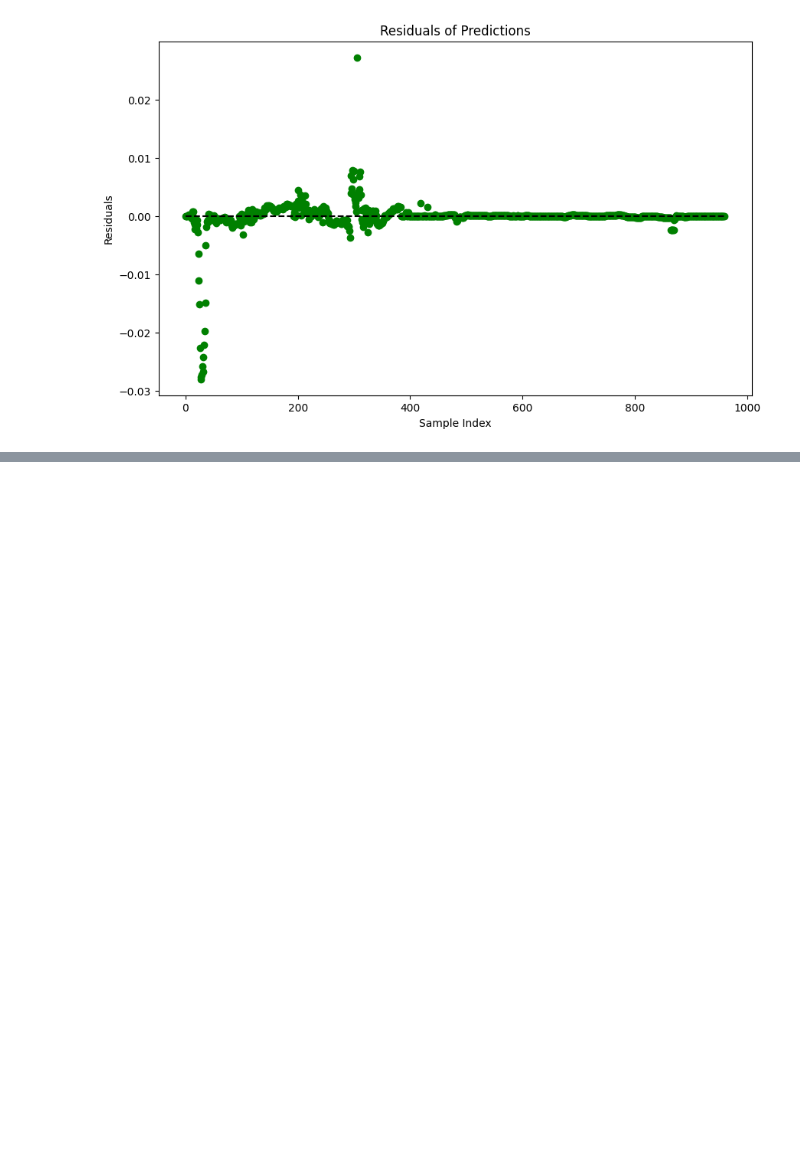
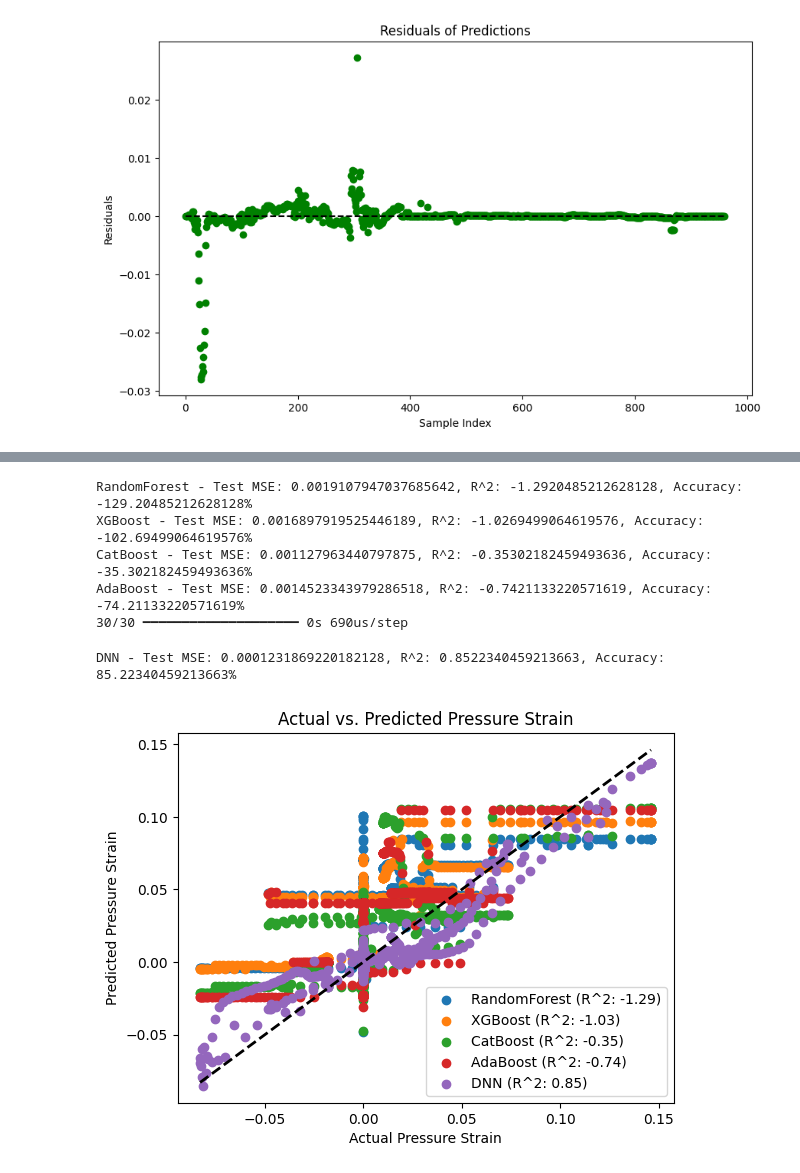
Before and after one commit to ayushsaxenagithub/mtp, a Jupyter notebook: Final Models/Result.ipynb, the cells around one changed output, grey strips where cells are left out. Cells and saved outputs as stored; diff of their text form; code cells hidden in the pictures; blank space fills up the shorter version.

```diff
--- a/Final Models/Result.ipynb
+++ b/Final Models/Result.ipynb
@@ -368,0 +600,64 @@ Accuracy (%): 99.00%
+# %%
+import pandas as pd
+import numpy as np
+import matplotlib.pyplot as plt
+from sklearn.preprocessing import StandardScaler
+from sklearn.metrics import mean_squared_error, r2_score
+import joblib  # For loading models
+import tensorflow as tf
+
+# Load the saved models
+models = {
+    'RandomForest': joblib.load('RandomForest_model.pkl'),
+    'XGBoost': joblib.load('XGBoost_model.pkl'),
+    'CatBoost': joblib.load('CatBoost_model.pkl'),
+    'AdaBoost': joblib.load('AdaBoost_model.pkl'),
+    'DNN': tf.keras.models.load_model('DNN_model.h5')
+}
+
+# Load and prepare testing data
+file_path = 'testing.xlsx'  # Ensure the correct file path
+df_test = pd.read_excel(file_path)
+df_test = df_test.dropna()  # Drop rows with NaN values
+
+X_test = df_test[['y/delta', 'y^+', 'Production', 'Turbulent_Transport', 'Viscous_Transport', 'Pressure_Transport', 'Viscous_Dissipation', 'Re']]
+y_test = df_test['Pressure_Strain']
+
+# Ensure consistent feature names during scaling
+scaler = StandardScaler()
+scaler.fit(X_test)  # Fit scaler to test data
+X_test_scaled = scaler.transform(X_test)  # Scale data
+
+# Prepare a DataFrame to collect all predictions
+results_df = pd.DataFrame()
+results_df['Actual Pressure Strain'] = y_test
+
+fig, ax = plt.subplots()
+
+# Predict and evaluate each model
+for name, model in models.items():
+    if name == 'DNN':
+        y_pred = model.predict(X_test_scaled).flatten()  # DNN expects scaled data
+    else:
+        y_pred = model.predict(X_test_scaled)  # Other models also expect scaled data
+    mse = mean_squared_error(y_test, y_pred)
+    r2 = r2_score(y_test, y_pred)
+    accuracy = r2 * 100  # Percent accuracy based on R^2 score
+    print(f"{name} - Test MSE: {mse}, R^2: {r2}, Accuracy: {accuracy}%")
+    results_df[f'{name} Predicted'] = y_pred
+
+    # Plot actual vs predicted
+    ax.scatter(y_test, y_pred, label=f'{name} (R^2: {r2:.2f})')
+
+# Finalize the plot
+ax.plot([y_test.min(), y_test.max()], [y_test.min(), y_test.max()], 'k--', lw=2)
+ax.set_xlabel('Actual Pressure Strain')
+ax.set_ylabel('Predicted Pressure Strain')
+ax.set_title('Actual vs. Predicted Pressure Strain')
+ax.legend()
+
+plt.show()
+
+# Save the results to an Excel file
+results_df.to_excel('result.xlsx', index=False)
+# %% [output]
@@ -368,0 +665,7 @@ Accuracy (%): 99.00%
+RandomForest - Test MSE: 0.0019107947037685642, R^2: -1.2920485212628128, Accuracy: -129.20485212628128%
+XGBoost - Test MSE: 0.0016897919525446189, R^2: -1.0269499064619576, Accuracy: -102.69499064619576%
+CatBoost - Test MSE: 0.001127963440797875, R^2: -0.35302182459493636, Accuracy: -35.302182459493636%
+AdaBoost - Test MSE: 0.0014523343979286518, R^2: -0.7421133220571619, Accuracy: -74.21133220571619%
+30/30 ━━━━━━━━━━━━━━━━━━━━ 0s 690us/step
+DNN - Test MSE: 0.0001231869220182128, R^2: 0.8522340459213663, Accuracy: 85.22340459213663%
+[figure, added]
```
Also changed, not shown: parts of 4 cells of this notebook, 28 other files.
